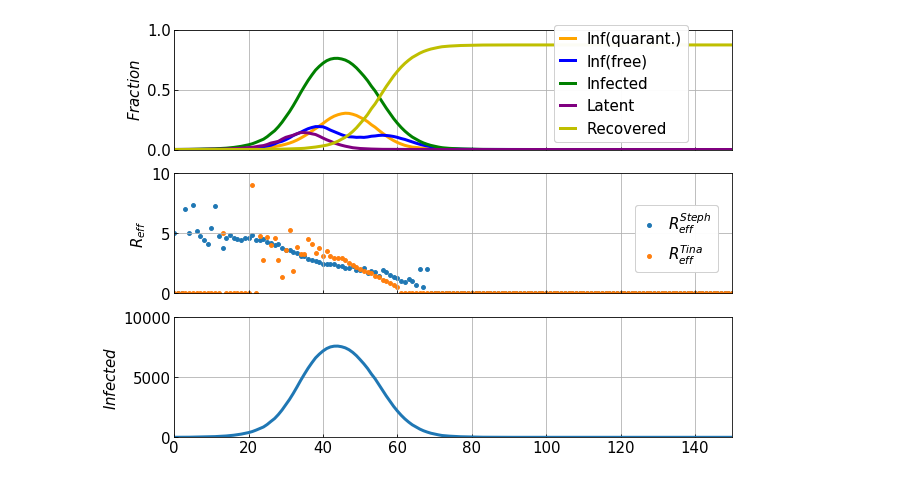
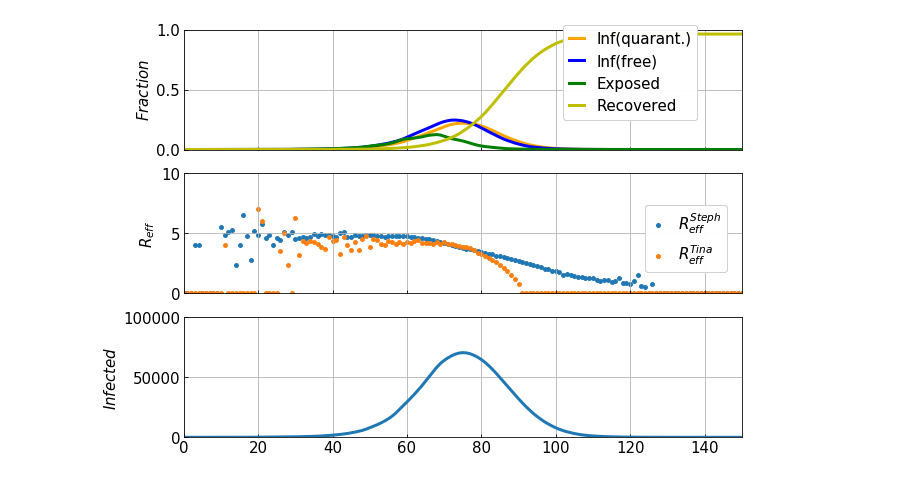
Before and after one commit to chrhck/contagion, a Jupyter notebook: examples/con_benchmark.ipynb, the cells around one changed output. Saved outputs shown, nothing was run; the diff lists cells and outputs as text; code cells hidden in the pictures.

```diff
--- a/examples/con_benchmark.ipynb
+++ b/examples/con_benchmark.ipynb
@@ -25,12 +25,12 @@ from contagion import Contagion, config
 # Options
 config["average social circle"] = 100
 config["variance social circle"] = 1
-config['mean social circle interactions'] = 11
+config['mean social circle interactions'] = 6
 config['infected'] = 1
-config["population size"] = 10000
-config['infection probability mean'] = 0.924
+config["population size"] = 100000
+config['infection probability mean'] = 6.
 config['infection probability variance'] = 2.42
-config['hospitalization probability mean'] = 0.475
+config['hospitalization probability mean'] = 0.40
 config['trace spread'] = True
 # %%
 # Creating a contagion object
@@ -97,16 +97,14 @@ colors = ['#fdcc8a',
 # Infections per time step
 ax1.plot(contagion.t, stats['is_hospitalized'] / config['population size'],
          lw=lw, label='Inf(quarant.)', color='orange')
-ax1.plot(contagion.t, (stats['can_infect'] - stats['is_hospitalized']) / config['population size'],
+ax1.plot(contagion.t, (stats['is_incubation'] + stats['is_infectious']) / config['population size'],
          lw=lw, label='Inf(free)', color='b')
-ax1.plot(contagion.t, stats['is_infected'] / config['population size'],
-         lw=lw, label='Infected', color="g")
-ax1.plot(contagion.t, stats['is_latent'] / config['population size'],
-         lw=lw, label='Latent', color="purple")
+ax1.plot(contagion.t, (stats['is_latent']) / config['population size'],
+         lw=lw, label='Exposed', color="g")
 ax1.plot(contagion.t, stats['is_recovered'] / config['population size'],
          lw=lw, label='Recovered', color='y')
 # ax1.set_xlim(0, 200)
-ax1.set_ylim(0., 1.0)
+ax1.set_ylim(0., 1.)
 ax1.set_xscale('linear')
 ax1.set_yscale('linear')
 # ax1.set_xlabel(r't [Days]', fontsize=fontsize)
@@ -123,35 +121,35 @@ ax1.grid(True)
 # The effective R value
 ax2.scatter(contagion.t, r_eff_steph, s=lw * 5, label=r'$R_{eff}^{Steph}$')
 ax2.scatter(contagion.t, r_eff_tina, s=lw * 5, label=r'$R_{eff}^{Tina}$')
 ax2.set_xlim(0, config['simulation length'])
 ax2.set_ylim(0., 10.)
 ax2.set_xscale('linear')
 ax2.set_yscale('linear')
 # ax1.set_xlabel(r't [Days]', fontsize=fontsize)
 ax2.set_ylabel(r'$R_{eff}$', fontsize=fontsize)
 ax2.tick_params(axis = 'both', which = 'major', labelsize=fontsize, direction='in')
 ax2.tick_params(axis = 'both', which = 'minor', labelsize=fontsize, direction='in')
 h, l = ax2.get_legend_handles_labels()
 lgd1 = ax2.legend(h,l, loc=9, bbox_to_anchor=(0.9, +0.8),
                   ncol=1, fontsize=fontsize, handlelength=h_length,
                   fancybox=True, frameon=True)
 ax2.add_artist(lgd1)
 ax2.grid(True)
 # ---------------------------------------------------------------------------------
 # The number of infected people
 ax3.plot(contagion.t, stats['is_infected'], lw=lw)
 ax3.set_xlim(0, 150)
-ax3.set_ylim(0., 10000)
+ax3.set_ylim(0., 100000)
 ax3.set_xscale('linear')
 ax3.set_yscale('linear')
 # ax1.set_xlabel(r't [Days]', fontsize=fontsize)
 ax3.set_ylabel(r'$Infected$', fontsize=fontsize)
 ax3.tick_params(axis = 'both', which = 'major', labelsize=fontsize, direction='in')
 ax3.tick_params(axis = 'both', which = 'minor', labelsize=fontsize, direction='in')
 ax3.grid(True)
 plt.show()
 # %% [output]
-[figure, old version]
+[figure, new version]
 # %%
 figure.savefig(PICS + "Contagion_Benchmark.png",
                bbox_inches='tight')
```
Also changed, not shown: 4 other files.
